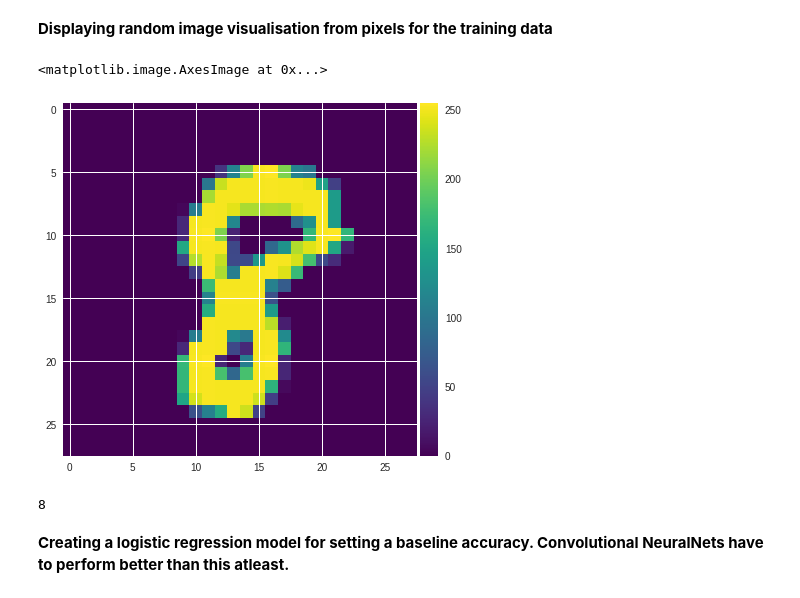
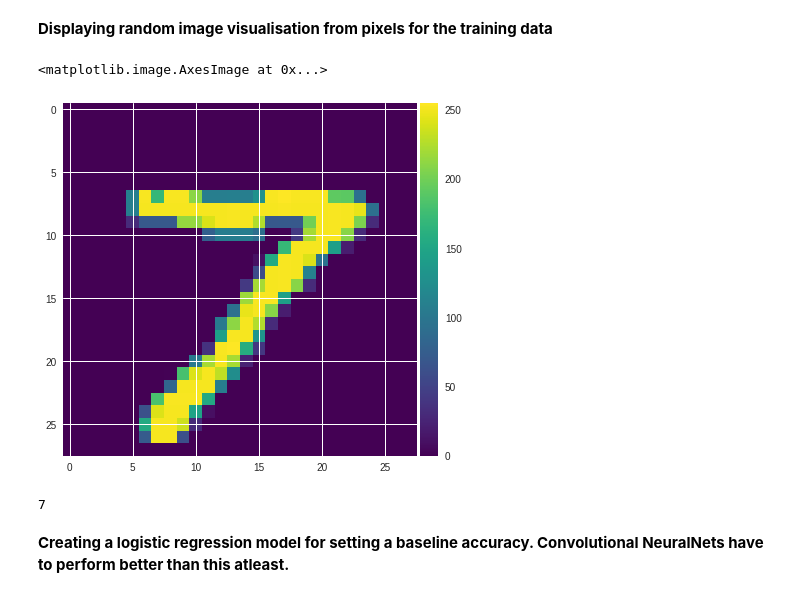
Before and after one commit to divyam25/ConvNets-MNIST, a Jupyter notebook: ConvNets_MNIST.ipynb, the cells around one changed output. Cells and saved outputs as stored; diff of their text form; code cells hidden in the pictures.

```diff
--- a/ConvNets_MNIST.ipynb
+++ b/ConvNets_MNIST.ipynb
@@ -48,14 +60,14 @@ X_train, X_test, y_train, y_test = train_test_split(train_data_x, train_data_y,
 # %% [markdown]
 **Displaying random image visualisation from pixels for the training data**
 # %%
-io.imshow(np.reshape(X_train[690],(28,28)))
+io.imshow(np.reshape(X_train[699],(28,28)))
 # %% [output]
 <matplotlib.image.AxesImage at 0x...>
-[figure, old version]
+[figure, new version]
 # %%
-y_train[690]
+y_train[699]
 # %% [output]
-8
+7
 # %% [markdown]
 **Creating a logistic regression model for setting a baseline accuracy. Convolutional NeuralNets have to perform better than this atleast.**
 # %%
```
Also changed, not shown: parts of 10 cells of this notebook.
